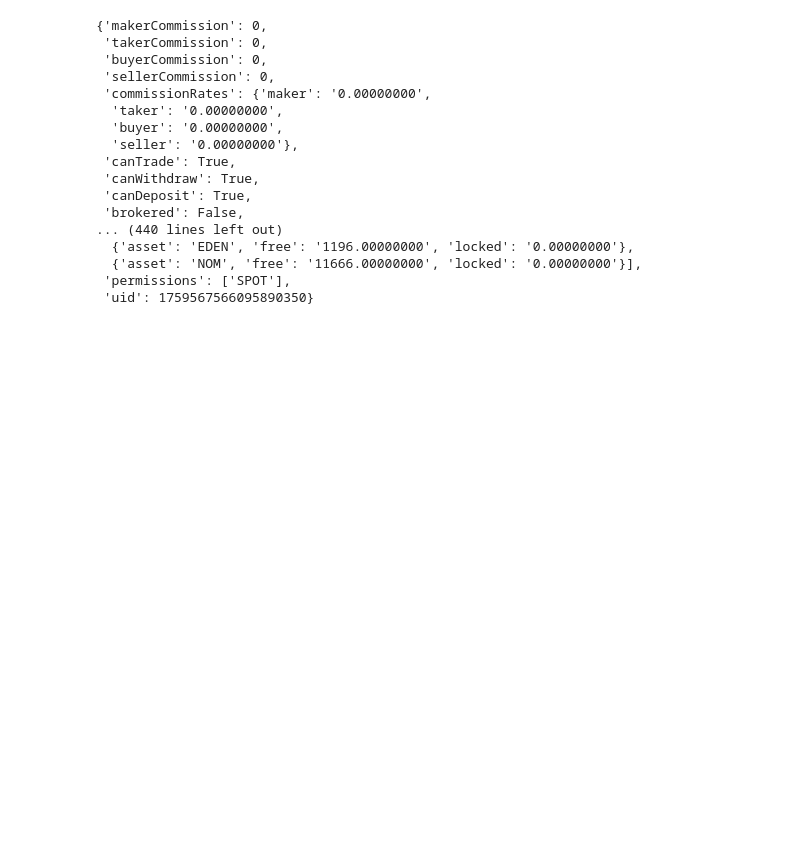
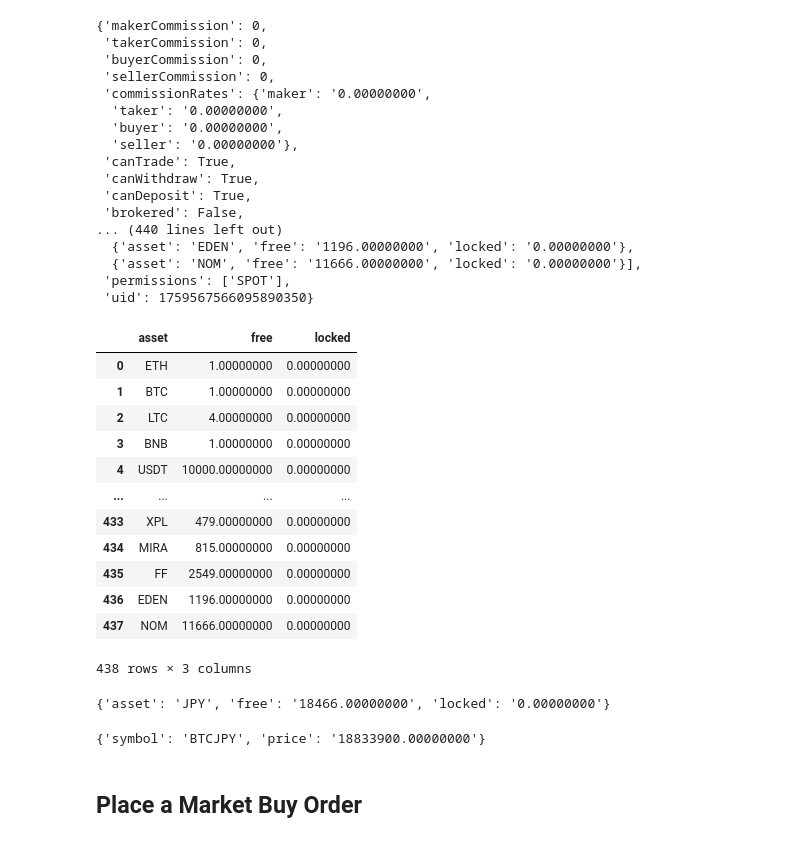
Before and after one commit to Jackdoll1995/algo-trading-tutorial, a Jupyter notebook: testnet.ipynb, the cells around one changed output. Saved outputs shown, nothing was run; the diff lists cells and outputs as text; code cells hidden in the pictures; blank space fills up the shorter version.

```diff
--- a/testnet.ipynb
+++ b/testnet.ipynb
@@ -14,7 +19,8 @@ client
 # %% [output]
 <binance.client.Client at 0x...>
 # %%
-client.get_account()
+account = client.get_account()
+account
 # %% [output]
 {'makerCommission': 0,
  'takerCommission': 0,
@@ -33,3 +39,32 @@ client.get_account()
   {'asset': 'NOM', 'free': '11666.00000000', 'locked': '0.00000000'}],
  'permissions': ['SPOT'],
  'uid': 1759567566095890350}
+# %%
+df = pd.DataFrame(account['balances'])
+df
+# %% [output]
+|  | asset | free | locked |
+| 0 | ETH | 1.00000000 | 0.00000000 |
+| 1 | BTC | 1.00000000 | 0.00000000 |
+| 2 | LTC | 4.00000000 | 0.00000000 |
+| 3 | BNB | 1.00000000 | 0.00000000 |
+| 4 | USDT | 10000.00000000 | 0.00000000 |
+| ... | ... | ... | ... |
+| 433 | XPL | 479.00000000 | 0.00000000 |
+| 434 | MIRA | 815.00000000 | 0.00000000 |
+| 435 | FF | 2549.00000000 | 0.00000000 |
+| 436 | EDEN | 1196.00000000 | 0.00000000 |
+| 437 | NOM | 11666.00000000 | 0.00000000 |
+438 rows × 3 columns
+# %%
+# Get JPY balance
+# df[df['asset'] == 'JPY']
+client.get_asset_balance(asset='JPY')
+# %% [output]
+{'asset': 'JPY', 'free': '18466.00000000', 'locked': '0.00000000'}
+# %%
+client.get_symbol_ticker(symbol="BTCJPY")
+# %% [output]
+{'symbol': 'BTCJPY', 'price': '18833900.00000000'}
+# %% [markdown]
+## Place a Market Buy Order
```
Also changed, not shown: parts of 4 cells of this notebook.
